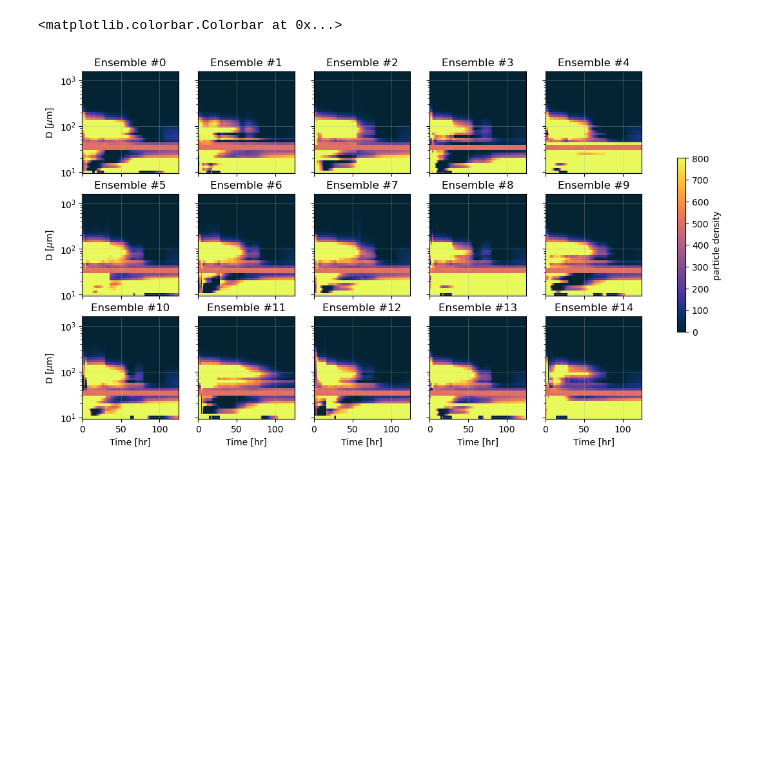
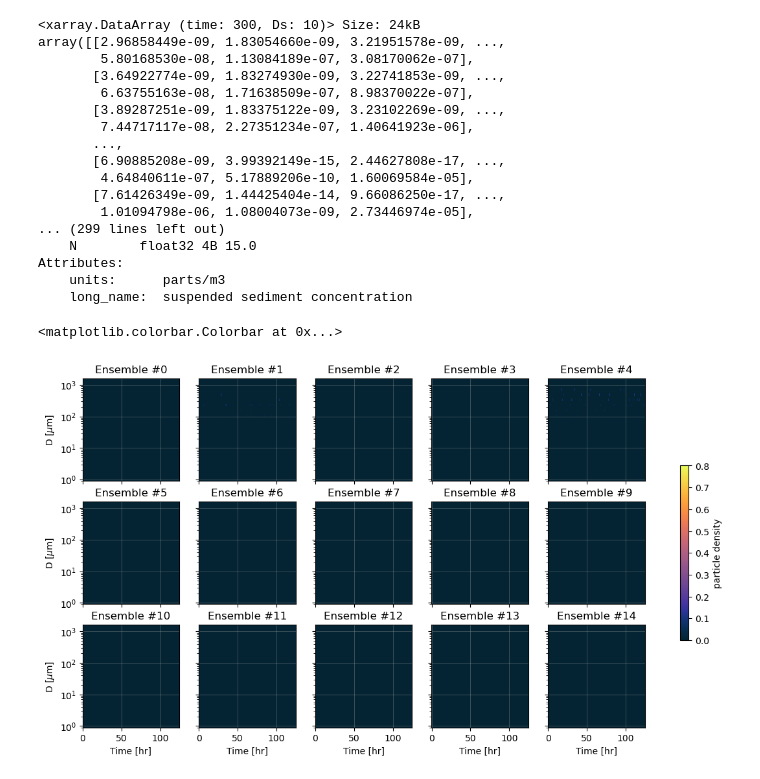
Before and after one commit to sienna-white/enkf_sediment, a Jupyter notebook: plot_floc_mod_ens.ipynb, the cells around one changed output. Saved outputs shown, nothing was run; the diff lists cells and outputs as text; code cells hidden in the pictures; blank space fills up the shorter version.

```diff
--- a/plot_floc_mod_ens.ipynb
+++ b/plot_floc_mod_ens.ipynb
@@ -67,7 +78,7 @@ fig, axs = plt.subplots(nrows=5, ncols=2, figsize=(10, 11), sharex=True, sharey=
 axs = axs.flatten()
 
 
-for j, Ds in enumerate(range(10, Ns, 1)):
+for j, Ds in enumerate(range(0, Ns, 4)):
     if j > 9:
         continue
     axs[j].grid(alpha=0.3)
@@ -75,15 +86,10 @@ for j, Ds in enumerate(range(10, Ns, 1)):
     time = ds.time.values / 3600
     for i in range(0, Nens):
         G = ds.G.isel(time=1, N=i)
-        #ssc       (time, Ds, N)
-        # mass = ds.mass.isel(Ds=Ds)
+        s0 = ds.ssc.isel(N=i).isel(Ds=Ds) * volume[Ds] * 1e6
+        axs[j].plot(time, s0, color=cmo.cm.thermal(i/Nens), linewidth=2) #, label="Nens=%d" % i)
 
-        s0 = ds.ssc.isel(N=i).isel(Ds=Ds) #* volume.isel(Ds=Ds, N=i)
-        # print(s0)
-
-        axs[j].plot(time, s0, color=cmo.cm.thermal(i/Nens), linewidth=2) #, label="Nens=%d" % i)
-        # axs[j].set_ylim(0, 1e4)
-axs[-5].legend(bbox_to_anchor=(1.05, 1), loc='upper left', borderaxespad=0. )
+# axs[-5].legend(bbox_to_anchor=(1.05, 1), loc='upper left', borderaxespad=0. )
 axs[-1].set_xlabel("Time [hr]")
 axs[-2].set_xlabel("Time [hr]")
 
@@ -94,31 +100,48 @@ Text(0.5, 0, 'Time [hr]')
 # %%
 fig, axs = plt.subplots(nrows=3, ncols=5, figsize=(14, 7), sharex=True, sharey=True)
-axs[0,0].set_ylabel("D [$\mu$m]")
-axs[1,0].set_ylabel("D [$\mu$m]")
-axs[2,0].set_ylabel("D [$\mu$m]")
+axs[0,0].set_ylabel(r"D [$\mu$m]")
+axs[1,0].set_ylabel(r"D [$\mu$m]")
+axs[2,0].set_ylabel(r"D [$\mu$m]")
 
 for j in range(5):
     axs[2,j].set_xlabel("Time [hr]")
 axs = axs.flatten()
 
 
 for i in range(0, 15):
     G = ds.G.isel(time=1, N=i)
     axs[i].grid(alpha=0.3)
     axs[i].set_title("Ensemble #%d" % i)
     time = ds.time.values / 3600
-    ssc = ds.ssc.isel(N=i)
-    # print(ssc[0:10, 0:5].values)
-    h = axs[i].pcolormesh(time, ds.Ds.values*1e6, ssc.T, cmap=cmo.cm.thermal, shading='auto', vmin=0, vmax=0.8e3)
+    ssc = ds.ssc.isel(N=i) * volume * 1e6
+    print(ssc[0:, 0:10])
+    h = axs[i].pcolormesh(time, ds.Ds.values*1e6, ssc.T, cmap=cmo.cm.thermal, shading='auto', vmin=0, vmax=0.8)
     axs[i].set_yscale("log")
 
 
 plt.colorbar(h, ax=axs, orientation='vertical', label="particle density", shrink=0.5)
 
 # fig.savefig("time-space_G=%d.png" % (G), dpi=300, bbox_inches='tight')
 # %% [output]
-<matplotlib.colorbar.Colorbar at 0x...>
+<xarray.DataArray (time: 300, Ds: 10)> Size: 24kB
+array([[2.96858449e-09, 1.83054660e-09, 3.21951578e-09, ...,
+        5.80168530e-08, 1.13084189e-07, 3.08170062e-07],
+       [3.64922774e-09, 1.83274930e-09, 3.22741853e-09, ...,
+        6.63755163e-08, 1.71638509e-07, 8.98370022e-07],
+       [3.89287251e-09, 1.83375122e-09, 3.23102269e-09, ...,
+        7.44717117e-08, 2.27351234e-07, 1.40641923e-06],
+       ...,
+       [6.90885208e-09, 3.99392149e-15, 2.44627808e-17, ...,
+        4.64840611e-07, 5.17889206e-10, 1.60069584e-05],
+       [7.61426349e-09, 1.44425404e-14, 9.66086250e-17, ...,
+        1.01094798e-06, 1.08004073e-09, 2.73446974e-05],
+... (299 lines left out)
+    N        float32 4B 15.0
+Attributes:
+    units:      parts/m3
+    long_name:  suspended sediment concentration
+<matplotlib.colorbar.Colorbar at 0x...>
-[figure, old version]
+[figure, new version]
 # %%
 fig, axs = plt.subplots(nrows=4, ncols=1, figsize=(6, 6), sharex=True, sharey=False)
 
```
Also changed, not shown: parts of 10 cells of this notebook, 3 other files.
